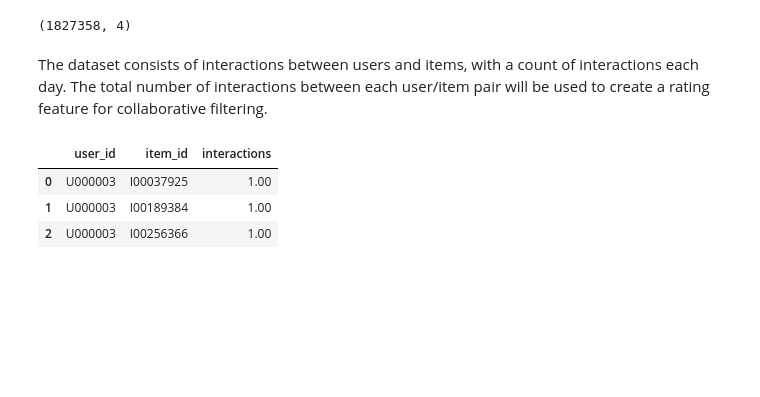
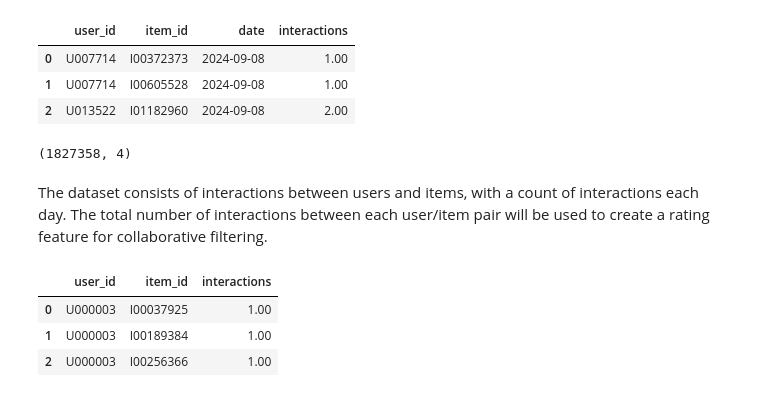
Before and after one commit to DungBeetleBASH/recsys-pipeliner, a Jupyter notebook: notebooks/blog/01-explore-data.ipynb, the cells around one changed output. Cells and saved outputs as stored; diff of their text form; code cells hidden in the pictures; blank space fills up the shorter version.

```diff
--- a/notebooks/blog/01-explore-data.ipynb
+++ b/notebooks/blog/01-explore-data.ipynb
@@ -9,9 +9,14 @@ pd.options.display.float_format = "{:,.2f}".format
 # %%
 user_item_interactions = pd.read_csv(
     "../../tests/test_data/user_item_interactions_30_days.csv", parse_dates=["date"]
 )
+display(user_item_interactions.head(3))
 user_item_interactions.shape
 # %% [output]
+|  | user_id | item_id | date | interactions |
+| 0 | U007714 | I00372373 | 2024-09-08 | 1.00 |
+| 1 | U007714 | I00605528 | 2024-09-08 | 1.00 |
+| 2 | U013522 | I01182960 | 2024-09-08 | 2.00 |
 (1827358, 4)
 # %% [markdown]
 The dataset consists of interactions between users and items,
```
Also changed, not shown: parts of 1 cell of this notebook, 9 other files.
